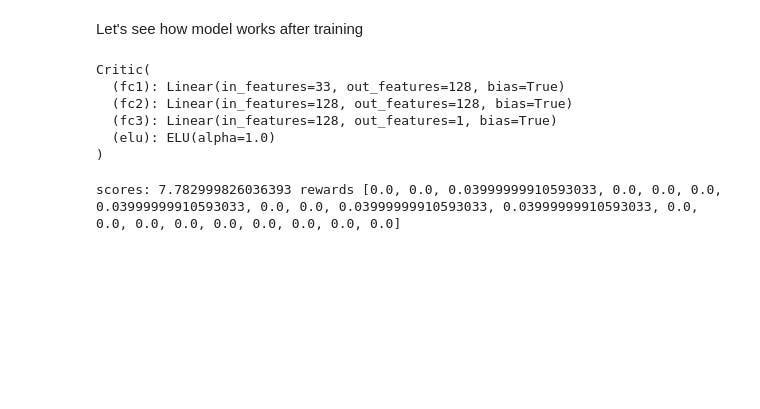
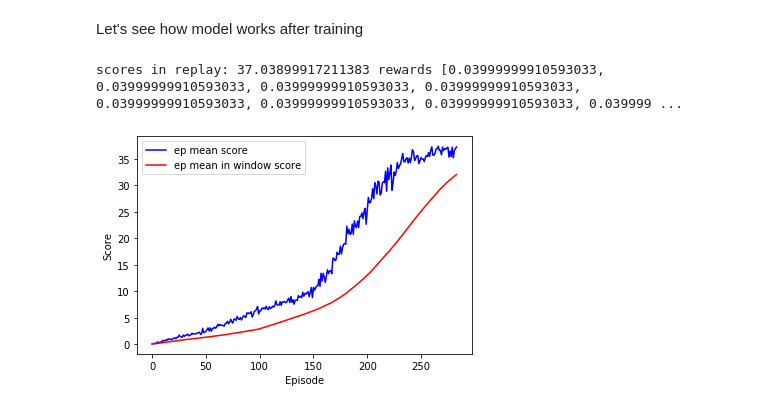
Before and after one commit to TeoDark/Udacity_RL, a Jupyter notebook: Project 2/Continuous_Control.ipynb, the cells around one changed output. Cells and saved outputs as stored; diff of their text form; code cells hidden in the pictures; blank space fills up the shorter version.

```diff
--- a/Project 2/Continuous_Control.ipynb
+++ b/Project 2/Continuous_Control.ipynb
@@ -185,12 +188,17 @@ critic_optim = optim.Adam(critic.parameters(), lr=args.critic_lr, weight_decay=a
 scores = []
 scores_window = deque(maxlen=args.scores_window_len)
 score_avg = 0
+learning_in_progress = True
+checkpoint_foler = "Checkpoints"
+mean_score_for_solved = 32.0 # just to be sure and learn a bit longer
+number_episode_to_give_up = args.episodes
+env_info = env.reset(train_mode=True)[brain_name]
+ep = 0
 
-env_info = env.reset(train_mode=True)[brain_name]
-for ep in range(args.episodes):
+while learning_in_progress or ep>number_episode_to_give_up:
     actor.eval(), critic.eval()
     memory = [Memory() for _ in range(agent_number)]
-
+    ep += 1
     steps = 0
     score = np.zeros(agent_number)
 
@@ -222,7 +230,12 @@ for ep in range(args.episodes):
                 print('{}th episode - mean in window: {} mean in episode: {} unformated: {}'.format(
                     episodes, np.mean(scores_window), np.mean(scores[-1]), scores[-1]))
             if len(scores) % 100 == 0:
-                save_networks(actor, critic, args, "Checkpoints/traning_"+str(episodes)+".pth")
+                checkpoint_name = checkpoint_foler+"/traning_"+str(episodes)+".pth"
+                save_networks(actor, critic, running_state, args, checkpoint_name)
+                print("saved checkpoint as:", checkpoint_name)
+            if(np.mean(scores_window)>=mean_score_for_solved):
+                print("Environment is solved! Noice!")
+                learning_in_progress = False
             break
 
     actor.train(), critic.train()
@@ -289,16 +302,2 @@ save_networks(actor, critic, args, "Checkpoints/quite_noice", talking=True)
 # %% [markdown]
 Let's see how model works after training
-# %%
-# Loading if necessary
-loeaded_pth = torch.load("Checkpoints/traning_300.pth")
-actor.load_state_dict(loeaded_pth["actor"])
-critic.load_state_dict(loeaded_pth["critic"])
-actor.eval()
-critic.eval()
-# %% [output]
-Critic(
-  (fc1): Linear(in_features=33, out_features=128, bias=True)
-  (fc2): Linear(in_features=128, out_features=128, bias=True)
-  (fc3): Linear(in_features=128, out_features=1, bias=True)
-  (elu): ELU(alpha=1.0)
-)
@@ -305,7 +335,7 @@ Critic(
 # %%
 env_info = env.reset(train_mode=False)[brain_name]     # reset the environment
 states = env_info.vector_observations                  # get the current state (for each agent)
-scores = np.zeros(num_agents)                          # initialize the score (for each agent)
+scores_replay = np.zeros(num_agents)                          # initialize the score (for each agent)
 while True:
     mu, std, _ = actor(to_tensor(states))
     actions = get_action(mu, std)
@@ -313,10 +343,32 @@ while True:
     next_states = running_state(env_info.vector_observations)
     rewards = env_info.rewards
     dones = env_info.local_done
-    scores += env_info.rewards                         # update the score (for each agent)
+    scores_replay += env_info.rewards                         # update the score (for each agent)
     states = next_states
     if np.any(dones):                                  # exit loop if episode finished
         break
-print("scores:", np.mean(scores), "rewards", rewards)
+print("scores in replay:", np.mean(scores_replay), "rewards", rewards)
 # %% [output]
-scores: 7.782999826036393 rewards [0.0, 0.0, 0.03999999910593033, 0.0, 0.0, 0.0, 0.03999999910593033, 0.0, 0.0, 0.03999999910593033, 0.03999999910593033, 0.0, 0.0, 0.0, 0.0, 0.0, 0.0, 0.0, 0.0, 0.0]
+scores in replay: 37.03899917211383 rewards [0.03999999910593033, 0.03999999910593033, 0.03999999910593033, 0.03999999910593033, 0.03999999910593033, 0.03999999910593033, 0.03999999910593033, 0.039999 ...
+# %%
+import matplotlib.pyplot as plt
+
+plot_score_mean = []
+plot_score_in_window = []
+plot_score_in_window_que = deque(maxlen=args.scores_window_len)
+
+for s in scores:
+    plot_score_mean.append(np.mean(s))
+    plot_score_in_window_que.append(np.mean(s))
+    plot_score_in_window.append(np.mean(plot_score_in_window_que))
+
+fig = plt.figure()
+ax = fig.add_subplot(111)
+ax.plot(np.arange(len(plot_score_mean)), plot_score_mean, color='b', label='ep mean score')
+ax.plot(np.arange(len(plot_score_in_window)), plot_score_in_window, color='r', label='ep mean in window score')
+ax.legend()
+plt.ylabel('Score')
+plt.xlabel('Episode')
+plt.show()
+# %% [output]
+[figure, added]
```
Also changed, not shown: parts of 9 cells of this notebook, 7 other files.
